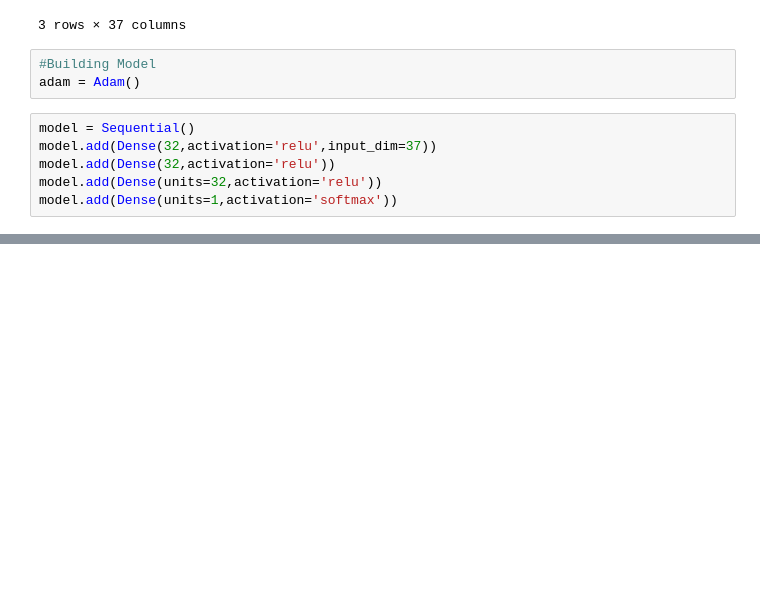
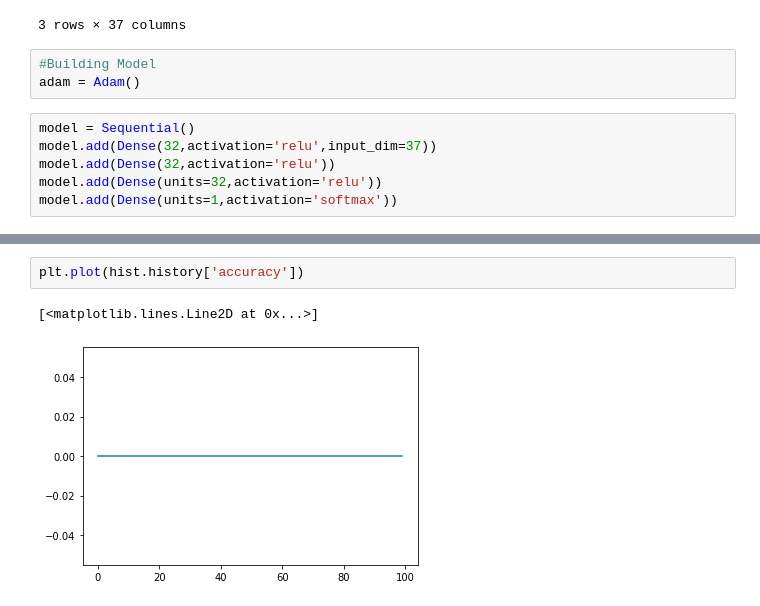
Before and after one commit to MKA-ML/ML-Task-1, a Jupyter notebook: Group_Task_1.ipynb, the cells around one changed output, grey strips where cells are left out. Drawn from its saved outputs; the diff is of its cells as text; blank space fills up the shorter version.

```diff
--- a/Group_Task_1.ipynb
+++ b/Group_Task_1.ipynb
@@ -213,0 +244,5 @@ RuntimeError: ignored
+# %%
+plt.plot(hist.history['accuracy'])
+# %% [output]
+[<matplotlib.lines.Line2D at 0x...>]
+[figure, added]
```
Also changed, not shown: parts of 6 cells of this notebook.
